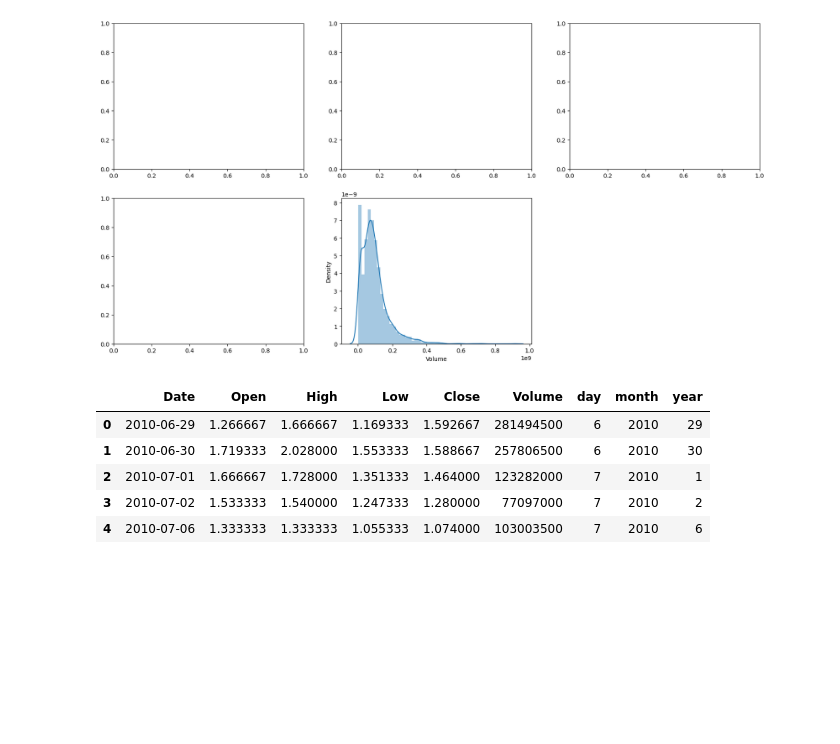
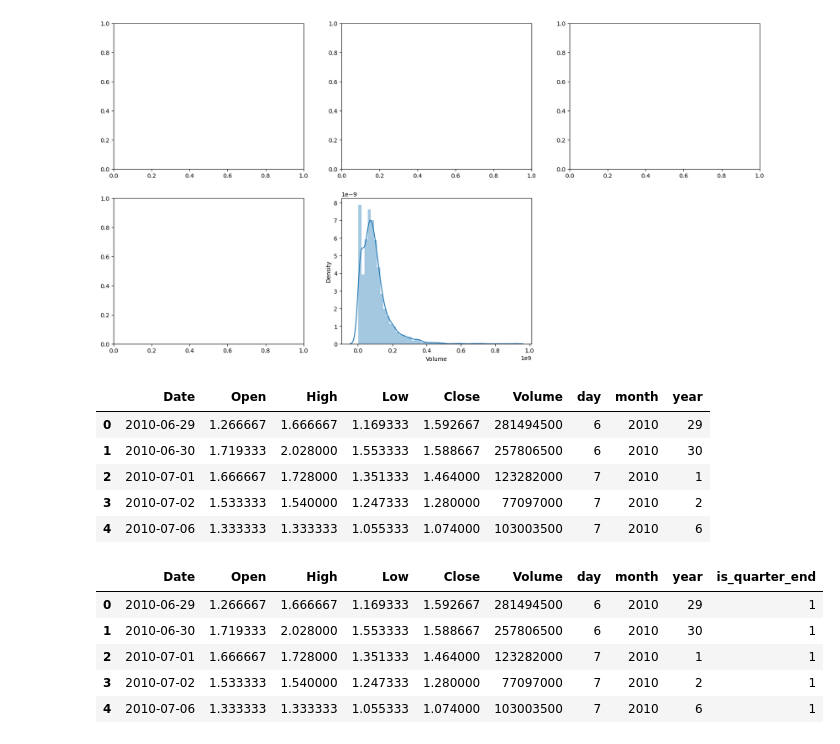
Before and after one commit to Thanhibanani/DAVE3625Oblig2, a Jupyter notebook: obligtest.ipynb, the cells around one changed output. Drawn from its saved outputs; the diff is of its cells as text; code cells hidden in the pictures; blank space fills up the shorter version.

```diff
--- a/obligtest.ipynb
+++ b/obligtest.ipynb
@@ -146,6 +146,16 @@ df.head()
 | 2 | 2010-07-01 | 1.666667 | 1.728000 | 1.351333 | 1.464000 | 123282000 | 7 | 2010 | 1 |
 | 3 | 2010-07-02 | 1.533333 | 1.540000 | 1.247333 | 1.280000 | 77097000 | 7 | 2010 | 2 |
 | 4 | 2010-07-06 | 1.333333 | 1.333333 | 1.055333 | 1.074000 | 103003500 | 7 | 2010 | 6 |
+# %%
+df['is_quarter_end'] = np.where(df['month']%3==0,1,0)
+df.head()
+# %% [output]
+|  | Date | Open | High | Low | Close | Volume | day | month | year | is_quarter_end |
+| 0 | 2010-06-29 | 1.266667 | 1.666667 | 1.169333 | 1.592667 | 281494500 | 6 | 2010 | 29 | 1 |
+| 1 | 2010-06-30 | 1.719333 | 2.028000 | 1.553333 | 1.588667 | 257806500 | 6 | 2010 | 30 | 1 |
+| 2 | 2010-07-01 | 1.666667 | 1.728000 | 1.351333 | 1.464000 | 123282000 | 7 | 2010 | 1 | 1 |
+| 3 | 2010-07-02 | 1.533333 | 1.540000 | 1.247333 | 1.280000 | 77097000 | 7 | 2010 | 2 | 1 |
+| 4 | 2010-07-06 | 1.333333 | 1.333333 | 1.055333 | 1.074000 | 103003500 | 7 | 2010 | 6 | 1 |
 # %%
 df['low'] = np.where(df['month']%3==0,1,0)
 df.head()
```
Also changed, not shown: parts of 10 cells of this notebook.
